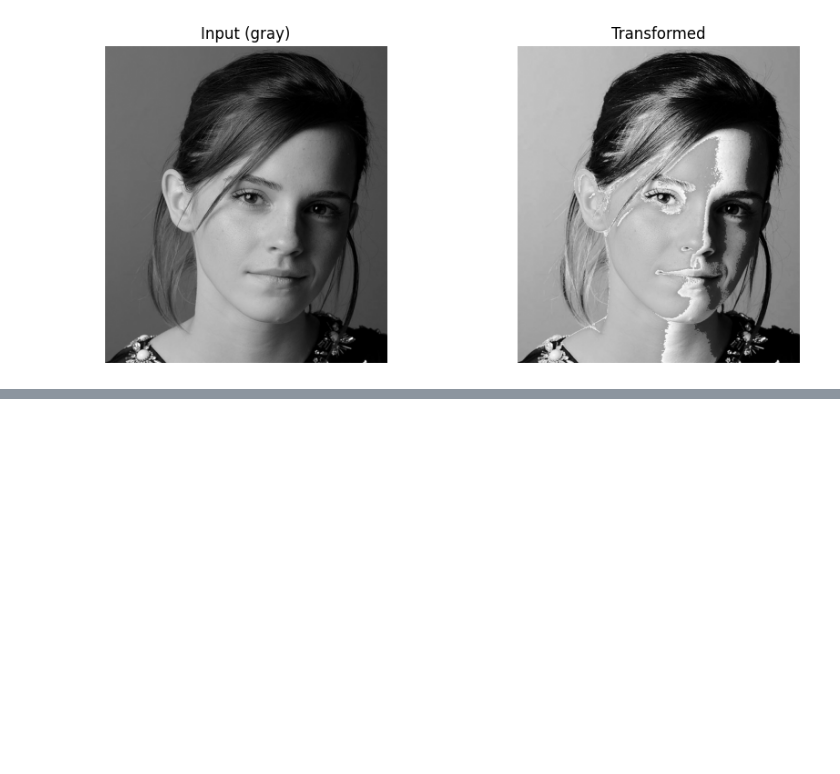
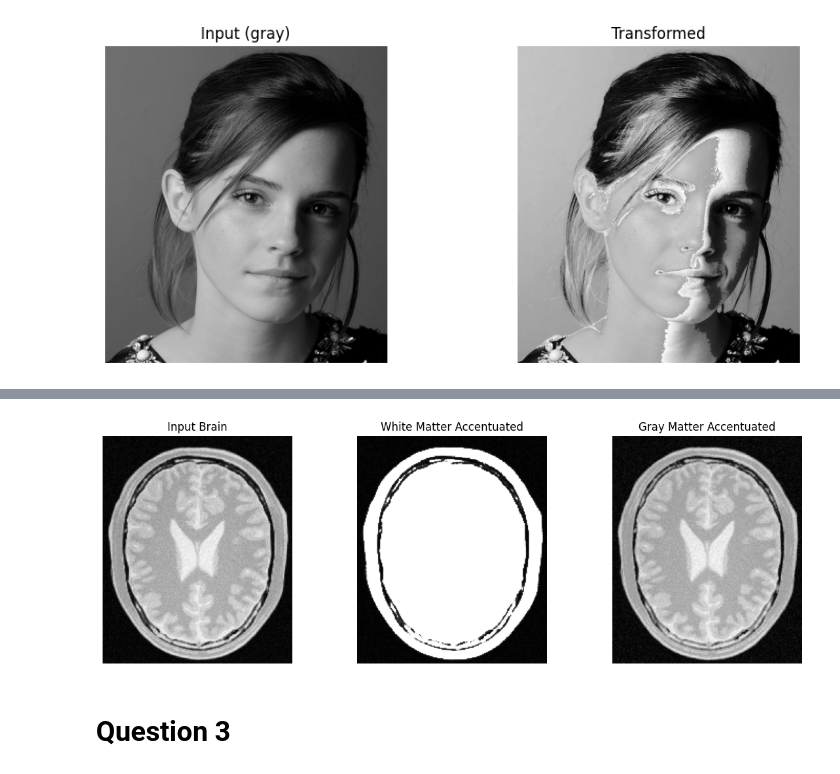
Before and after one commit to CrishmiCosta/MScSem02CVAssignment, a Jupyter notebook: CV_Assignment_Semester_3.ipynb, the cells around one changed output, grey strips where cells are left out. Drawn from its saved outputs; the diff is of its cells as text; code cells hidden in the pictures; blank space fills up the shorter version.

```diff
--- a/CV_Assignment_Semester_3.ipynb
+++ b/CV_Assignment_Semester_3.ipynb
@@ -49,0 +90,15 @@ plt.tight_layout(); plt.show()
+# %%
+cv2.imwrite(os.path.join(outdir, "q2_input_brain.png"), img)
+cv2.imwrite(os.path.join(outdir, "q2_white_brain.png"), wm)
+cv2.imwrite(os.path.join(outdir, "q2_gray_brain.png"),  gm)
+
+#Input/White/Gray Brain Image comparison
+plt.figure(figsize=(12,4))
+plt.subplot(1,3,1); plt.imshow(img, cmap="gray"); plt.title("Input Brain"); plt.axis("off")
+plt.subplot(1,3,2); plt.imshow(wm, cmap="gray"); plt.title("White Matter Accentuated"); plt.axis("off")
+plt.subplot(1,3,3); plt.imshow(gm, cmap="gray"); plt.title("Gray Matter Accentuated"); plt.axis("off")
+plt.tight_layout(); plt.show()
+# %% [output]
+[figure, added]
+# %% [markdown]
+# Question 3
```
Also changed, not shown: parts of 20 cells of this notebook, 17 other files.
